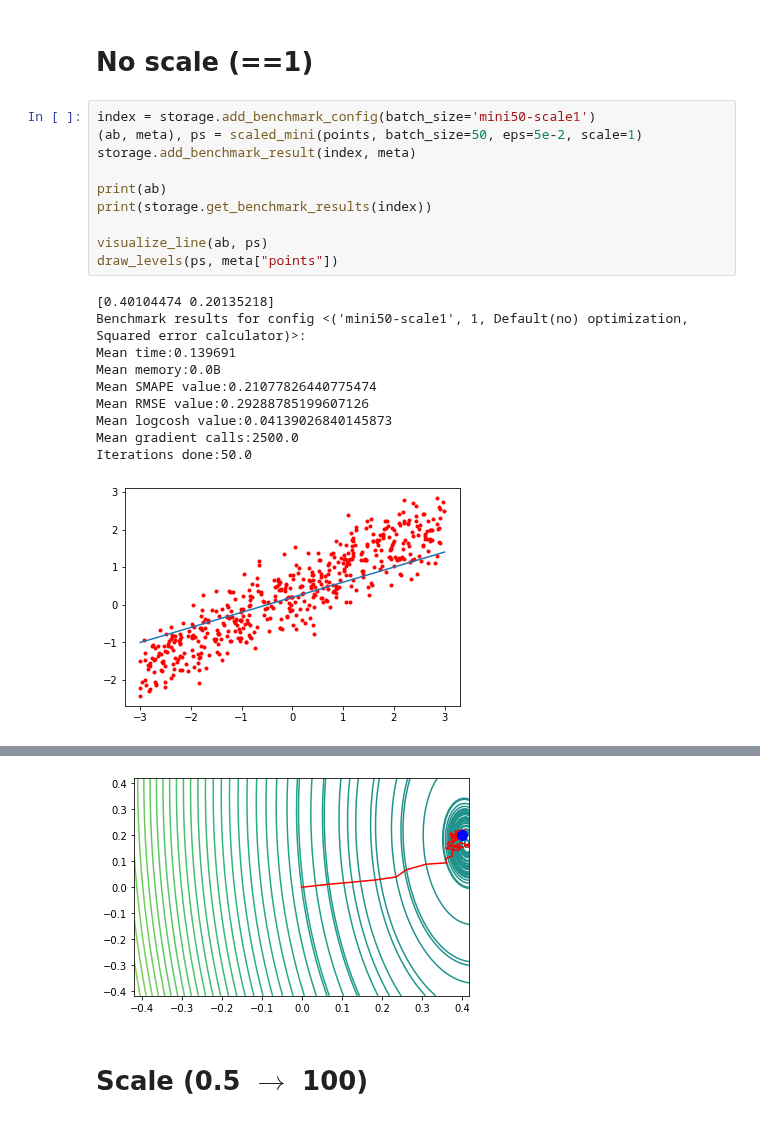
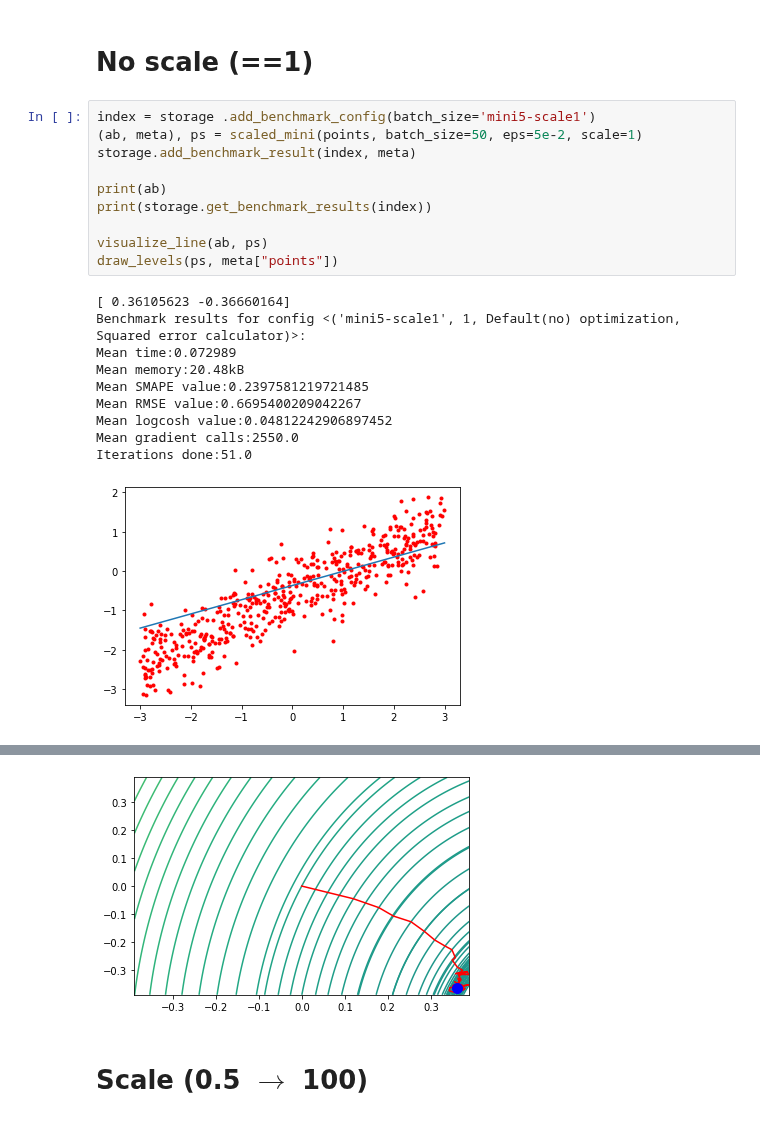
Before and after one commit to EasySocHacks/Optimization-Methods-IFMO, a Jupyter notebook: HW2/2.2.ipynb, the cells around one changed output, grey strips where cells are left out. Cells and saved outputs as stored; diff of their text form.

```diff
--- a/HW2/2.2.ipynb
+++ b/HW2/2.2.ipynb
@@ -16,7 +16,7 @@ storage = BenchmarkStorage()
 # %% [markdown]
 # No scale (==1)
 # %%
-index = storage.add_benchmark_config(batch_size='mini50-scale1')
+index = storage .add_benchmark_config(batch_size='mini5-scale1')
 (ab, meta), ps = scaled_mini(points, batch_size=50, eps=5e-2, scale=1)
 storage.add_benchmark_result(index, meta)
 
@@ -26,13 +26,13 @@ print(storage.get_benchmark_results(index))
 visualize_line(ab, ps)
 draw_levels(ps, meta["points"])
 # %% [output]
-[0.40104474 0.20135218]
-Benchmark results for config <('mini50-scale1', 1, Default(no) optimization, Squared error calculator)>:
-Mean time:0.139691
-Mean memory:0.0B
-Mean SMAPE value:0.21077826440775474
-Mean RMSE value:0.29288785199607126
-Mean logcosh value:0.04139026840145873
-Mean gradient calls:2500.0
-Iterations done:50.0
+[ 0.36105623 -0.36660164]
+Benchmark results for config <('mini5-scale1', 1, Default(no) optimization, Squared error calculator)>:
+Mean time:0.072989
+Mean memory:20.48kB
+Mean SMAPE value:0.2397581219721485
+Mean RMSE value:0.6695400209042267
+Mean logcosh value:0.04812242906897452
+Mean gradient calls:2550.0
+Iterations done:51.0
-[figure, old version]
+[figure, new version]
@@ -39,4 +44,4 @@ Iterations done:50.0
-[figure, old version]
+[figure, new version]
 # %% [markdown]
 # Scale (0.5 $\rightarrow$ 100)
 # %%
```
Also changed, not shown: parts of 5 cells of this notebook, 4 other files.
